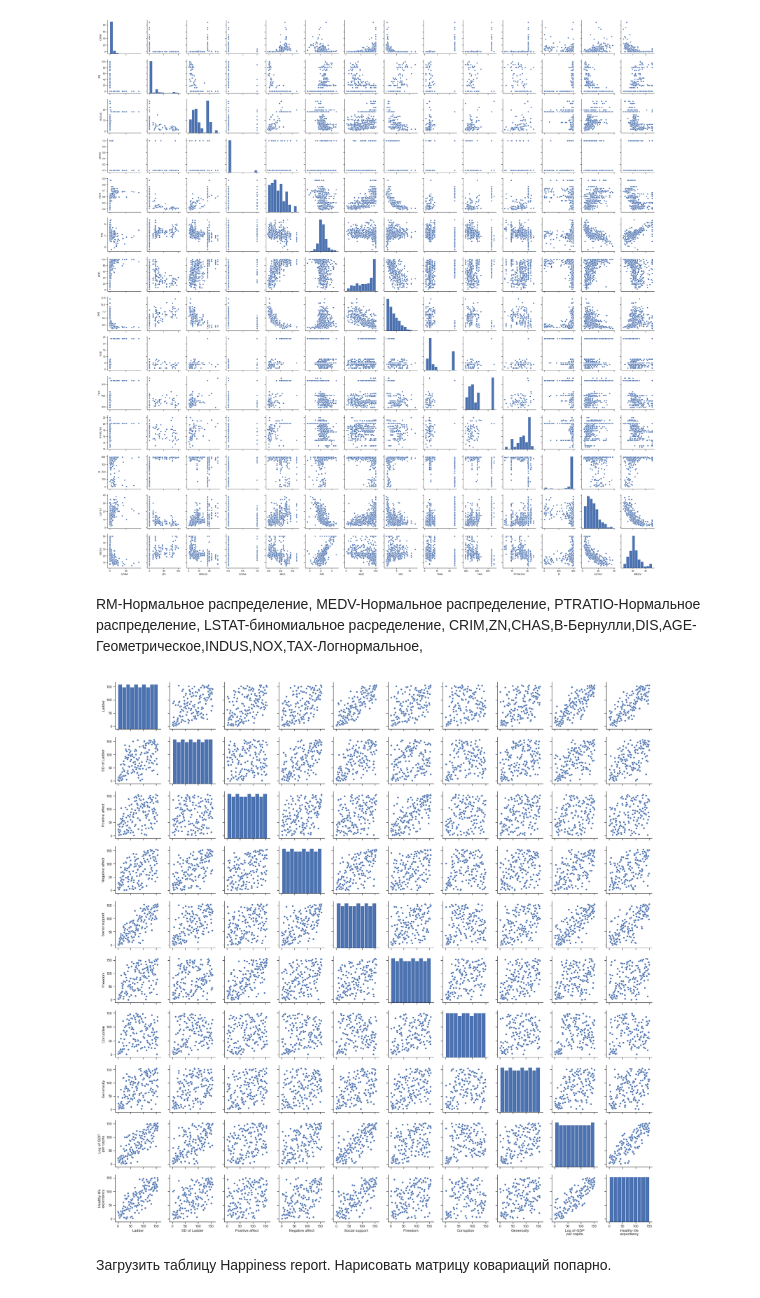
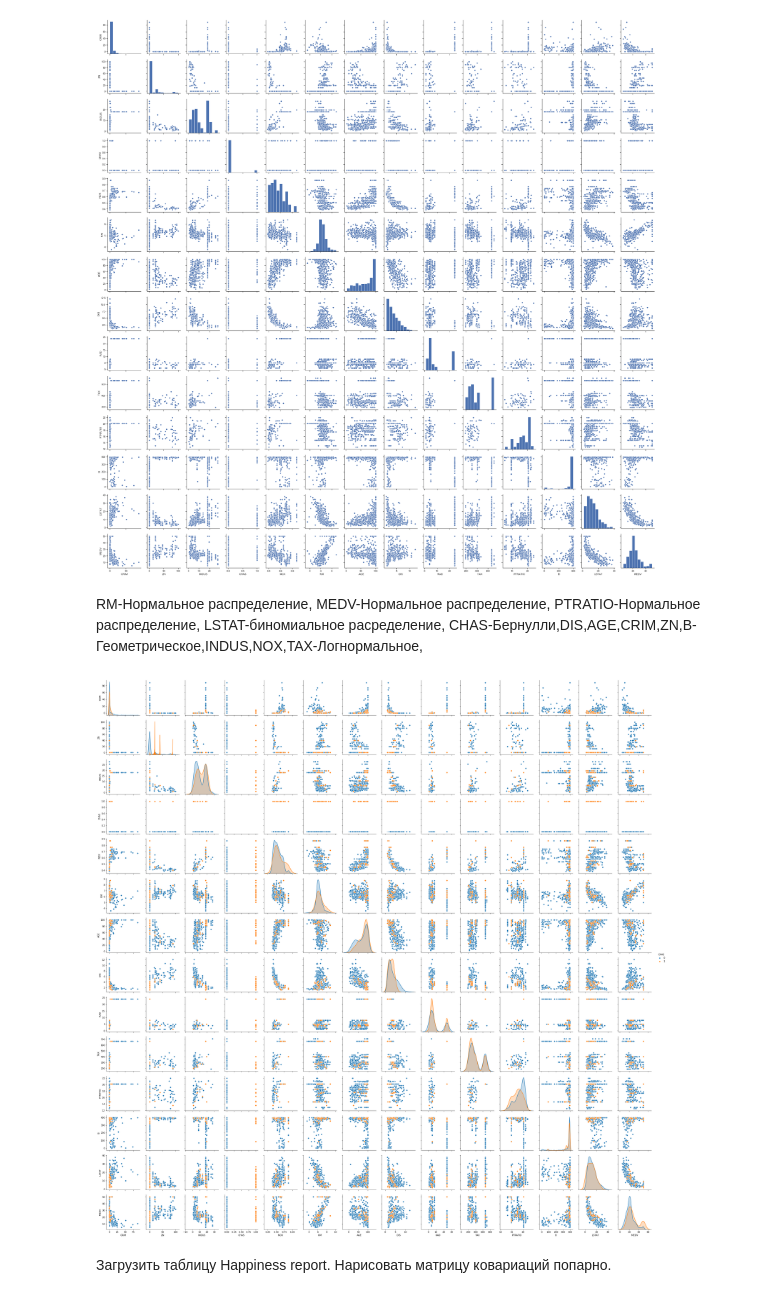
Before and after one commit to Alexander-ASU/sql, a Jupyter notebook: Python 3/dz_2.ipynb, the cells around one changed output. Cells and saved outputs as stored; diff of their text form; code cells hidden in the pictures.

```diff
--- a/Python 3/dz_2.ipynb
+++ b/Python 3/dz_2.ipynb
@@ -63,17 +63,13 @@ g = sns.pairplot(data)
 # %% [output]
 [figure]
 # %% [markdown]
-RM-Нормальное распределение, MEDV-Нормальное распределение, PTRATIO-Нормальное распределение, LSTAT-биномиальное расределение, CRIM,ZN,CHAS,B-Бернулли,DIS,AGE-Геометрическое,INDUS,NOX,TAX-Логнормальное,
+RM-Нормальное распределение, MEDV-Нормальное распределение, PTRATIO-Нормальное распределение, LSTAT-биномиальное расределение, CHAS-Бернулли,DIS,AGE,CRIM,ZN,B-Геометрическое,INDUS,NOX,TAX-Логнормальное,
-# %%
-# Напишите код, который будет рисовать распределения попарно - точечные распределение
-url="http://yustiks.ru/dataset/world-happiness-report-2019.csv"
-df=pd.read_csv(url)
-df.head()
-sns.set(style="ticks", color_codes=True)
-#home = sns.load_dataset("home")
-g = sns.pairplot(df)
-# %% [output]
-[figure, removed]
+# %%
+# Напишите код, который будет рисовать распределения попарно - точечные распределение
+fig = sns.pairplot(data=data, hue="CHAS")
+plt.show()
+# %% [output]
+[figure, added]
 # %% [markdown]
 Загрузить таблицу Happiness report. Нарисовать матрицу ковариаций попарно.
 # %%
```
Also changed, not shown: parts of 6 cells of this notebook.
